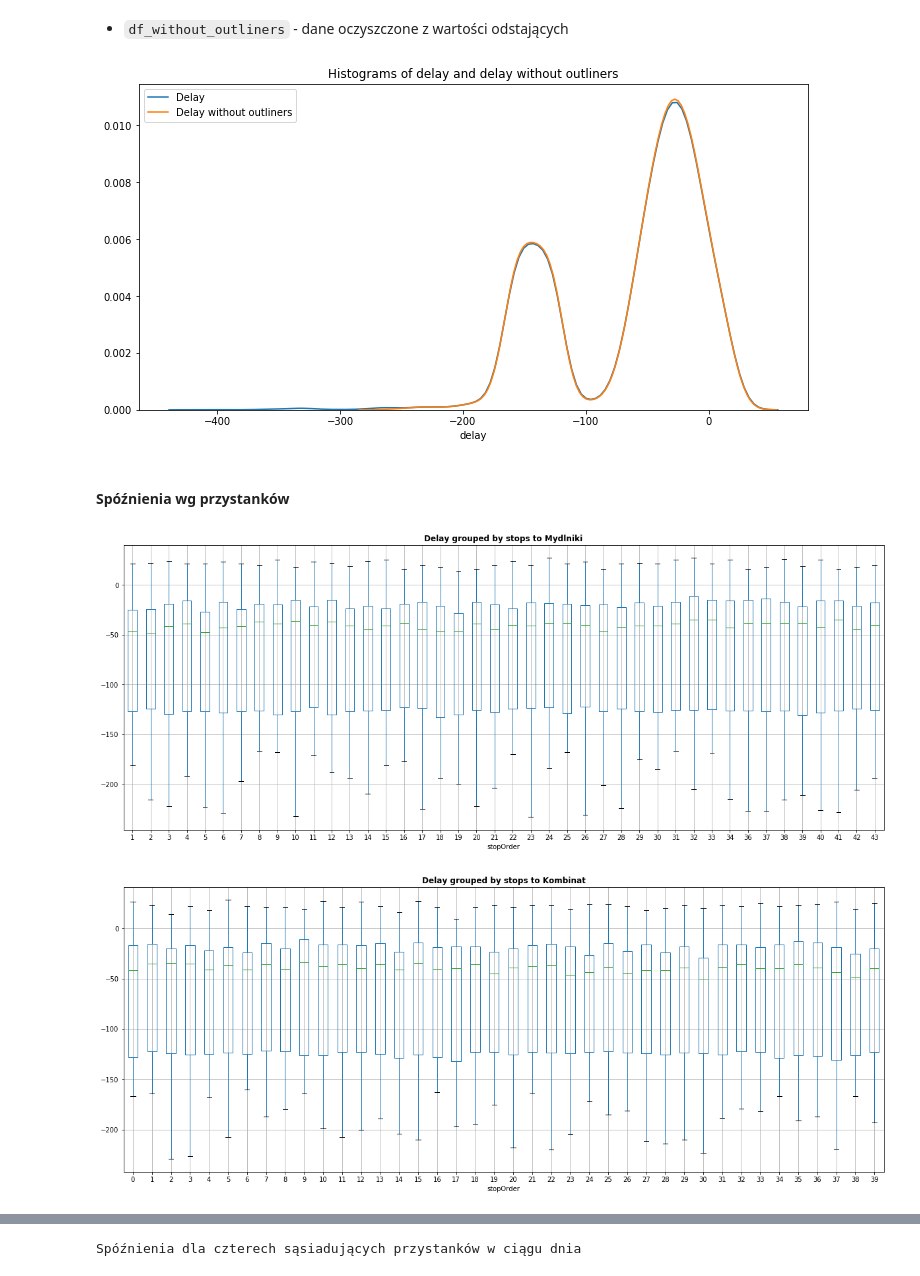
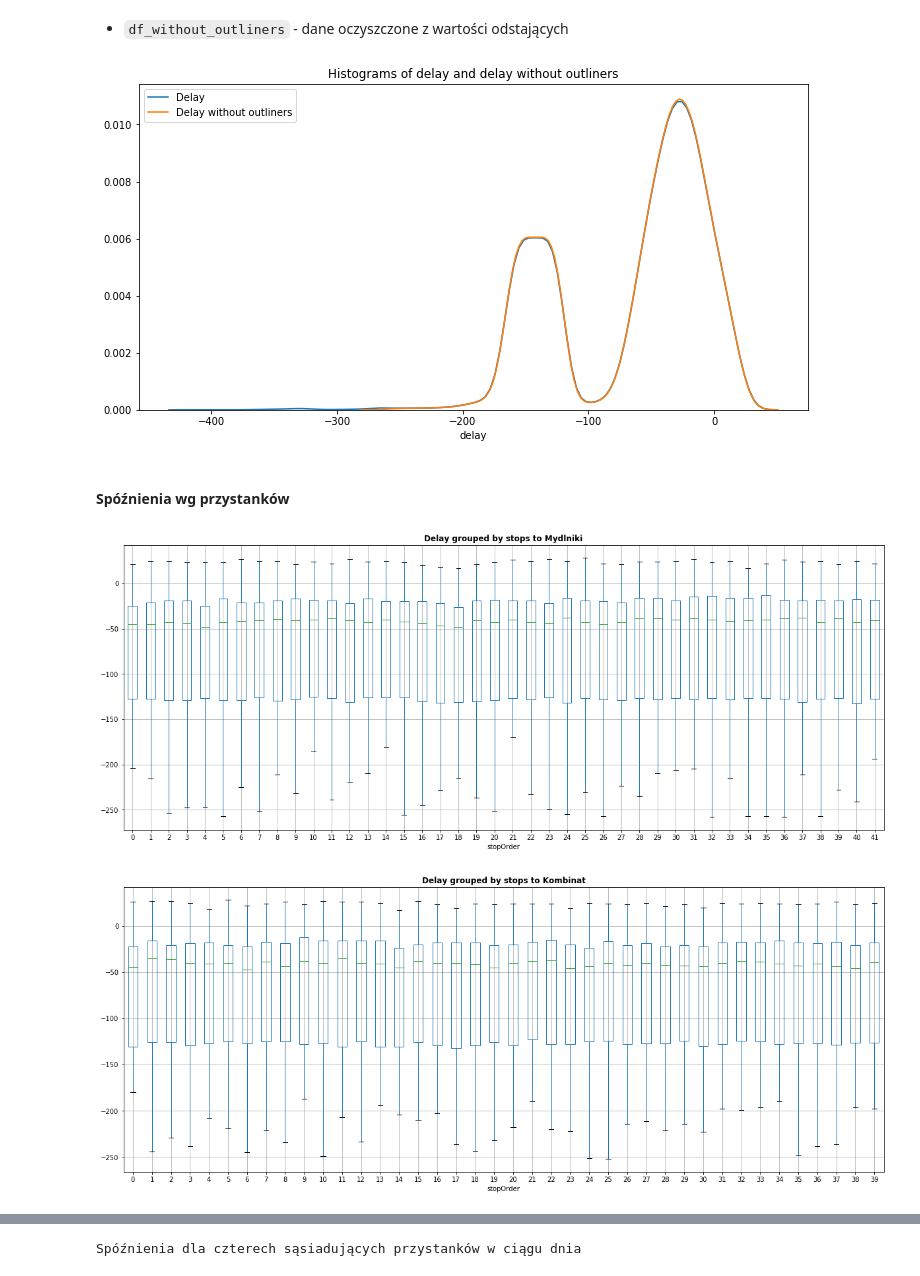
Before and after one commit to Valaraucoo/ids-data-analysis, a Jupyter notebook: ids-data-analysis.ipynb, the cells around one changed output, grey strips where cells are left out. Cells and saved outputs as stored; diff of their text form; code cells hidden in the pictures.

Commit message:
heatmap and related fixes

```diff
--- a/ids-data-analysis.ipynb
+++ b/ids-data-analysis.ipynb
@@ -39,9 +38,12 @@ def get_stops(line_num: int = 139, direction: int = 1) -> List[str]:
             stop = content.contents[1].contents[1].contents[1].text.strip()
             if content.contents[5].text.strip() == 'NŻ':
                 stop += ' (nż)'
-            ordered_stops.append(stop)
+            if stop not in ordered_stops:
+                ordered_stops.append(stop)
         except:
-            ordered_stops.append(content.contents[1].contents[0].strip())
+            stop = content.contents[1].contents[0].strip()
+            if stop not in ordered_stops:
+                ordered_stops.append(stop)
     return ordered_stops
 
 def data_stats(df: pd.DataFrame) -> pd.DataFrame:
@@ -153,6 +155,33 @@ def plot_by_days(df: pd.DataFrame):
 
     plt.legend()
     plt.show()
+
+
+def heatmap(df: pd.DataFrame, weekday: int):
+    delays: List[List[np.int16]] = [[]]*len(df['stopOrder'].unique())
+    delays = pd.DataFrame()
+    delays['stops'] = df.stopName.unique()
+    delays.set_index('stops', inplace=True)
+
+#     matrix of delays calculation
+    for i in range(39):
+        delays_for_hour: List[int16] = []
+        time_from = str((datetime.strptime('4:30','%H:%M')+timedelta(minutes=i*30)).time())
+        time_to = str((datetime.strptime('5:00', '%H:%M')+timedelta(minutes=i*30)).time())
+        for stop in delays.index:
+#             calculate mean of delays in a time interval
+            interval = records_in_time(df[(df['stopName'] == stop)&(df['weekday']==weekday)], time_from, time_to)
+            delays_for_hour.append(interval['delay'].mean())
+#         add column with delays in certain hours
+        delays[f'{str((datetime.strptime("4:30","%H:%M")+timedelta(minutes=i*30)).time())}'] = delays_for_hour
+
+#     plot specification
+    fig = plt.figure(figsize=(19,15))
+    plt.matshow(delays, fignum = fig.number)
+    plt.xticks(range(0, len(delays.columns), 2), delays.columns[::2], rotation = 90)
+    plt.yticks(range(len(delays.index)), delays.index)
+    plt.colorbar()
+    plt.show()
 # %% [markdown]
 ### Wczytanie danych
 # %% [markdown]
@@ -319,25 +351,25 @@ plt.legend()
 plt.title("Histograms of delay and delay without outliners")
 plt.show()
 # %% [output]
-[figure, old version]
+[figure, new version]
 # %% [markdown]
 #### Spóźnienia wg przystanków
 # %%
 df_to_mydlniki = df_sort_by_stops_order[df_sort_by_stops_order.direction == "Mydlniki"]
 df_to_kombinat = df_sort_by_stops_order[df_sort_by_stops_order.direction == "Kombinat"]
-df_to_mydlniki = remove_outliers(df_to_mydlniki, columns = ['delay'], error_discriminator = 1)
-df_to_kombinat = remove_outliers(df_to_kombinat, columns = ['delay'], error_discriminator = 1)
+df_to_mydlniki = remove_outliers(df_to_mydlniki, columns = ['delay'], error_discriminator = 1.2)
+df_to_kombinat = remove_outliers(df_to_kombinat, columns = ['delay'], error_discriminator = 1.2)
 
 df_to_mydlniki.boxplot(by='stopOrder', column=['delay'], figsize=(20,8))
 plt.title("Delay grouped by stops to Mydlniki", fontweight='bold')
 plt.suptitle('')
 df_to_kombinat.boxplot(by='stopOrder', column=['delay'], figsize=(20,8))
 plt.title("Delay grouped by stops to Kombinat", fontweight='bold')
 plt.suptitle('')
 plt.show()
 # %% [output]
-[figure, old version]
+[figure, new version]
-[figure, old version]
+[figure, new version]
 # %%
 plot_by_days(df_to_kombinat)
 plot_by_days(df_to_mydlniki)
```
Also changed, not shown: parts of 8 cells of this notebook, 1 other file.
